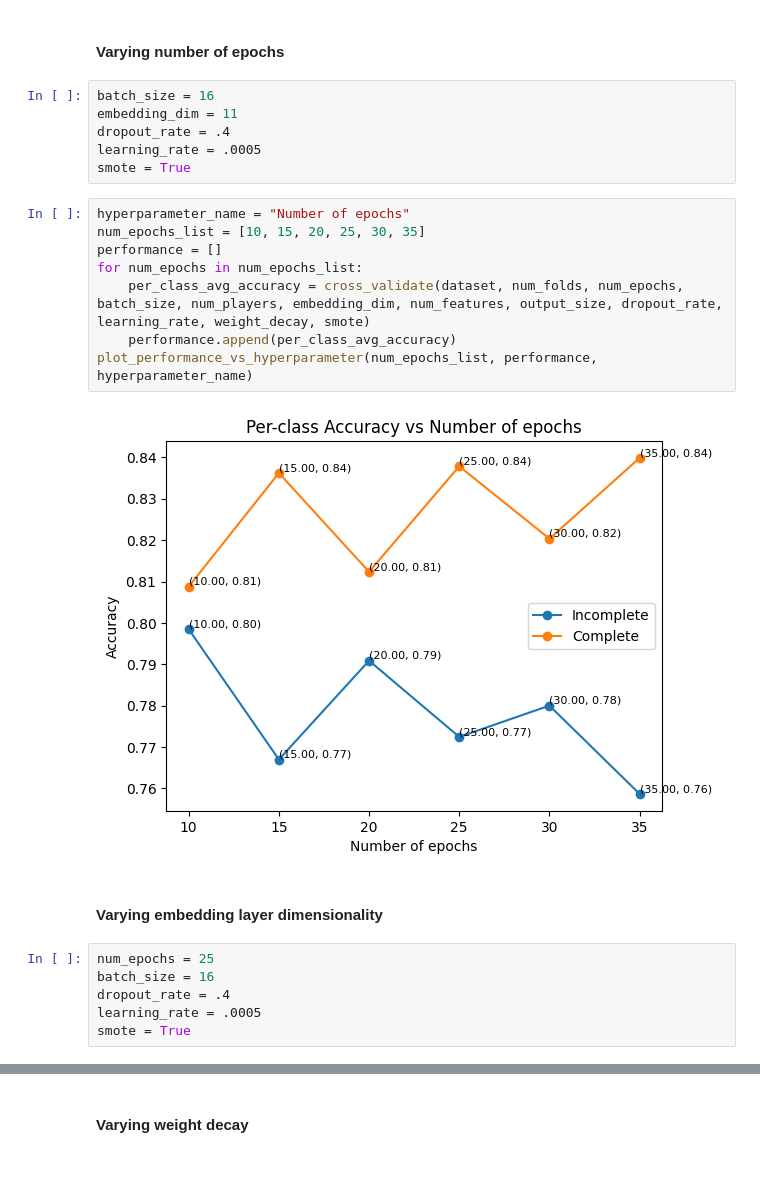
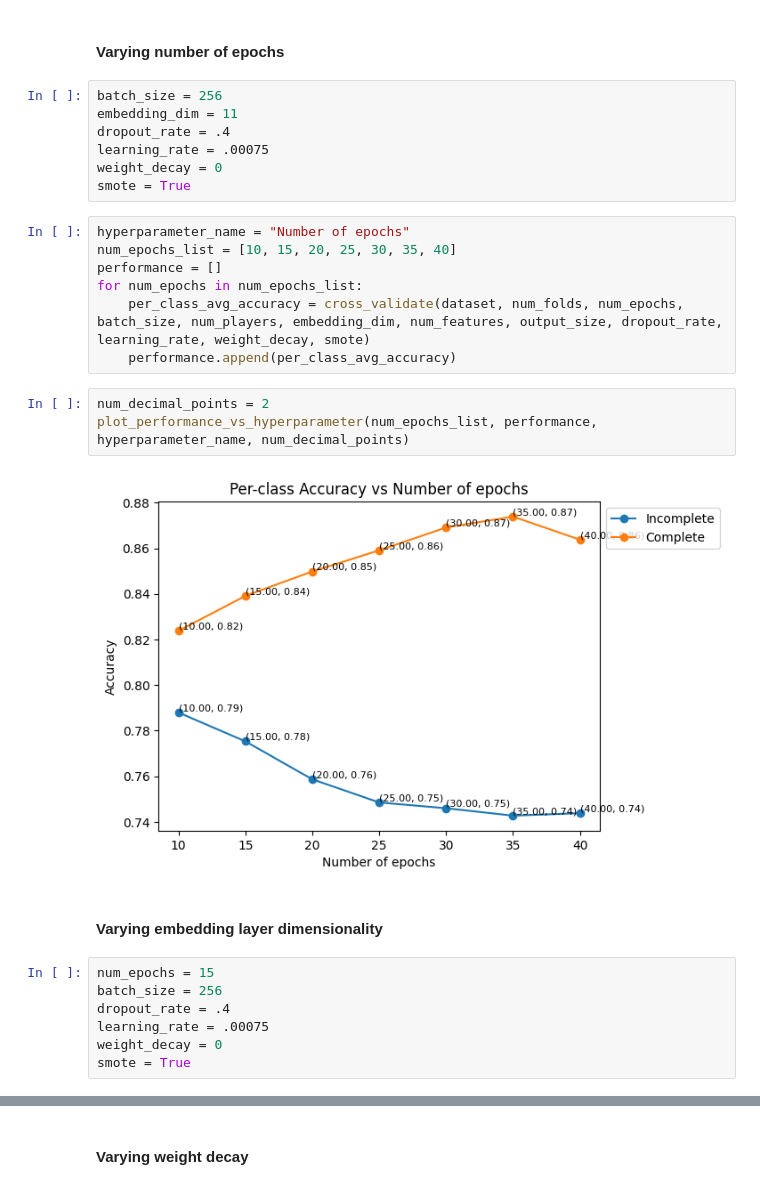
Before and after one commit to ashv1nr/pass-completion-model, a Jupyter notebook: PassCompletionModel.ipynb, the cells around one changed output, grey strips where cells are left out. Cells and saved outputs as stored; diff of their text form.

```diff
--- a/PassCompletionModel.ipynb
+++ b/PassCompletionModel.ipynb
@@ -521,28 +522,32 @@ for batch_size_index, batch_size in enumerate(batch_sizes):
 # %% [markdown]
 #### Varying number of epochs
 # %%
-batch_size = 16
+batch_size = 256
 embedding_dim = 11
 dropout_rate = .4
-learning_rate = .0005
+learning_rate = .00075
+weight_decay = 0
 smote = True
 # %%
 hyperparameter_name = "Number of epochs"
-num_epochs_list = [10, 15, 20, 25, 30, 35]
+num_epochs_list = [10, 15, 20, 25, 30, 35, 40]
 performance = []
 for num_epochs in num_epochs_list:
     per_class_avg_accuracy = cross_validate(dataset, num_folds, num_epochs, batch_size, num_players, embedding_dim, num_features, output_size, dropout_rate, learning_rate, weight_decay, smote)
     performance.append(per_class_avg_accuracy)
-plot_performance_vs_hyperparameter(num_epochs_list, performance, hyperparameter_name)
-# %% [output]
-[figure, removed]
+# %%
+num_decimal_points = 2
+plot_performance_vs_hyperparameter(num_epochs_list, performance, hyperparameter_name, num_decimal_points)
+# %% [output]
+[figure, added]
 # %% [markdown]
 #### Varying embedding layer dimensionality
 # %%
-num_epochs = 25
-batch_size = 16
+num_epochs = 15
+batch_size = 256
 dropout_rate = .4
-learning_rate = .0005
+learning_rate = .00075
+weight_decay = 0
 smote = True
 # %%
 hyperparameter_name = "Embedding dimensionality"
```
Also changed, not shown: parts of 61 cells of this notebook, 5 other files.
